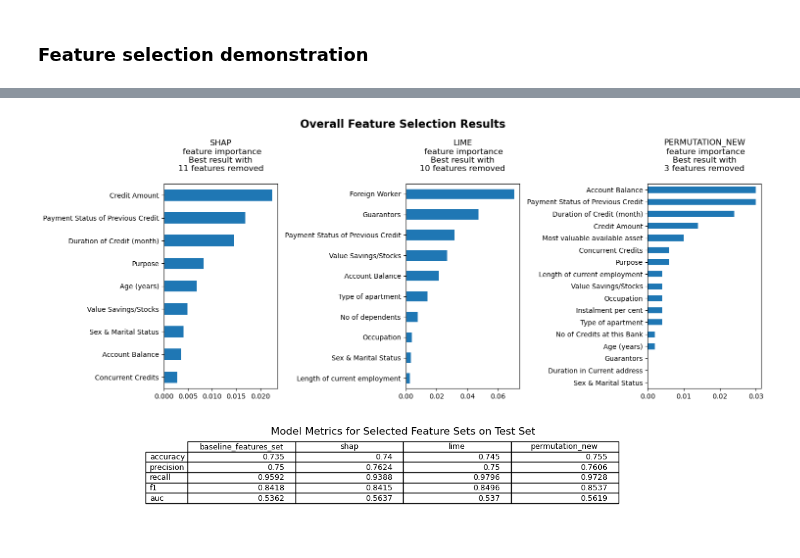
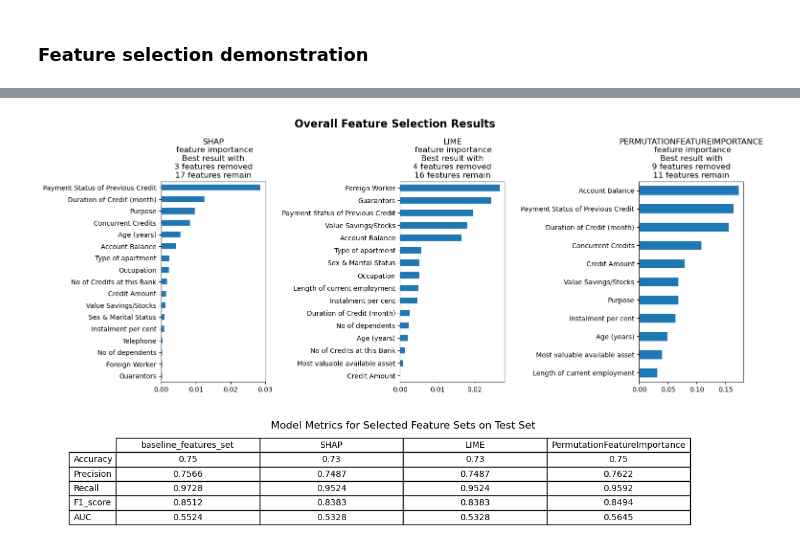
Before and after one commit to emunaran/xai-compare, a Jupyter notebook: xai_compare/comparison_tests/feature_selection_test.ipynb, the cells around one changed output, grey strips where cells are left out. Saved outputs shown, nothing was run; the diff lists cells and outputs as text; code cells hidden in the pictures.

Commit message:
added Comparison class, everything works

```diff
--- a/xai_compare/comparison_tests/feature_selection_test.ipynb
+++ b/xai_compare/comparison_tests/feature_selection_test.ipynb
@@ -151,0 +37,6 @@ auc        0.678571  0.571667  0.561866
+# %%
+# define the model
+model = RandomForestClassifier(max_depth=4, n_estimators=100, random_state=42)
+
+# create the FeatureElimination class with german_credit() dataset
+feat_elimination = FeatureElimination(model, *german_credit(), mode=MODE.CLASSIFICATION, random_state=4, verbose=False)
@@ -152,8 +78,7 @@ auc        0.678571  0.571667  0.561866
 # %%
 # * print the final score- this is the score over the test set.
-# - after applying the process for each XAI method you should display the test score side by side
-
-plot_feature_selection_outcomes(results_dict_upd)
+print()
+feat_elimination.comparison_report()
 # %% [output]
-[figure, old version]
+[figure, new version]
-[figure, old version]
+[figure, new version]
```
Also changed, not shown: parts of 13 cells of this notebook, 3 other files.
